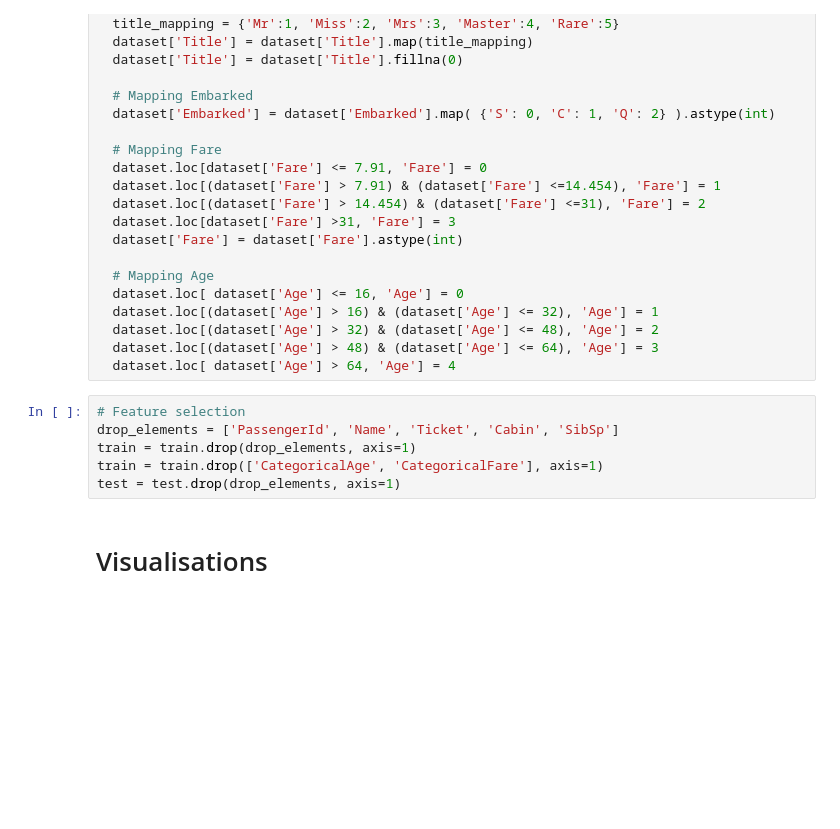
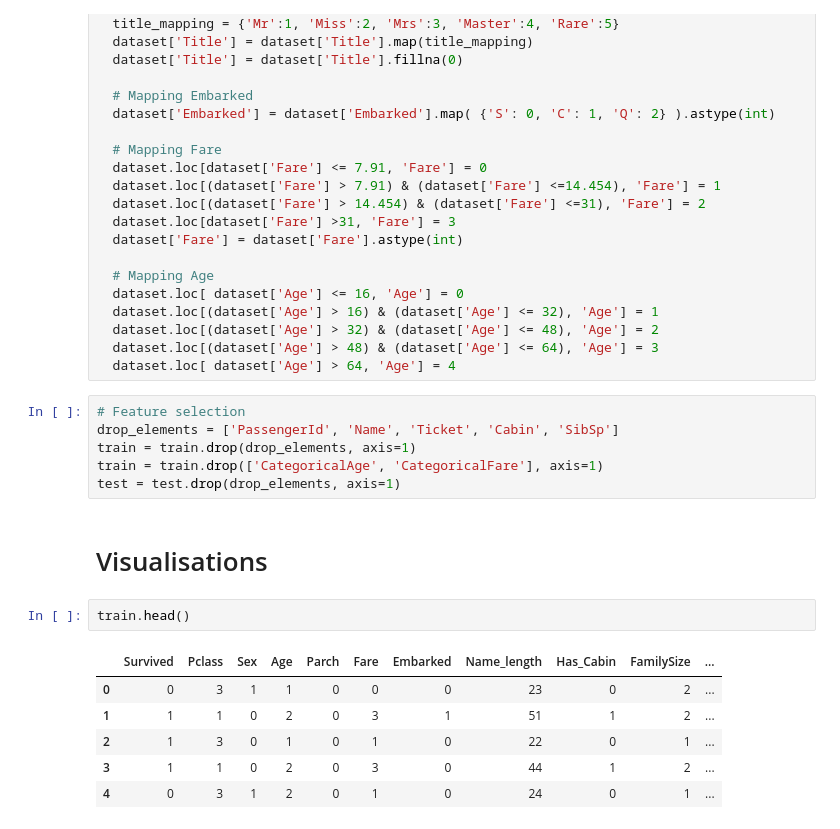
Before and after one commit to caputdraconis050630/DataAnalysis, a Jupyter notebook: Ensembling_Stacking_titanic.ipynb, the cells around one changed output. Cells and saved outputs as stored; diff of their text form; blank space fills up the shorter version.

```diff
--- a/Ensembling_Stacking_titanic.ipynb
+++ b/Ensembling_Stacking_titanic.ipynb
@@ -152,3 +152,12 @@ train = train.drop(['CategoricalAge', 'CategoricalFare'], axis=1)
 test = test.drop(drop_elements, axis=1)
 # %% [markdown]
 # Visualisations
+# %%
+train.head()
+# %% [output]
+|  | Survived | Pclass | Sex | Age | Parch | Fare | Embarked | Name_length | Has_Cabin | FamilySize | ... |
+| 0 | 0 | 3 | 1 | 1 | 0 | 0 | 0 | 23 | 0 | 2 | ... |
+| 1 | 1 | 1 | 0 | 2 | 0 | 3 | 1 | 51 | 1 | 2 | ... |
+| 2 | 1 | 3 | 0 | 1 | 0 | 1 | 0 | 22 | 0 | 1 | ... |
+| 3 | 1 | 1 | 0 | 2 | 0 | 3 | 0 | 44 | 1 | 2 | ... |
+| 4 | 0 | 3 | 1 | 2 | 0 | 1 | 0 | 24 | 0 | 1 | ... |
```
Also changed, not shown: parts of 5 cells of this notebook.
